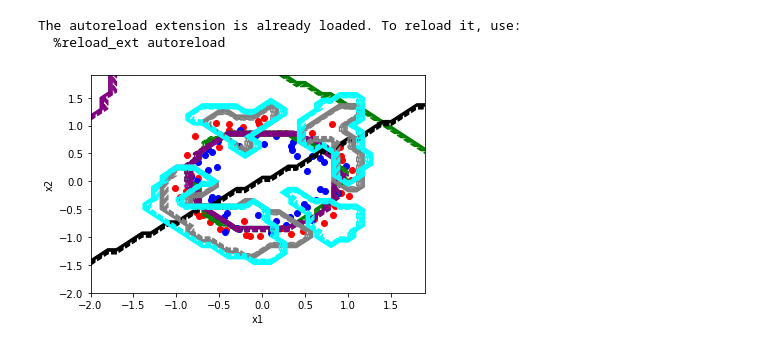
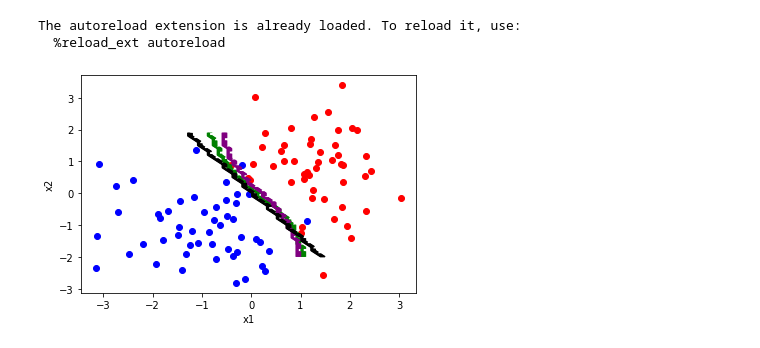
Before and after one commit to vicrsp/rna-ppgee, a Jupyter notebook: artigo2/debug.ipynb, the cells around one changed output. Saved outputs shown, nothing was run; the diff lists cells and outputs as text; code cells hidden in the pictures.

Commit message:
- ajustando elm hebbiano

```diff
--- a/artigo2/debug.ipynb
+++ b/artigo2/debug.ipynb
@@ -22,15 +22,14 @@ The autoreload extension is already loaded. To reload it, use:
   %reload_ext autoreload
 # %%
 # blobs
-#X, y = make_blobs(n_features=2, centers=[[1,1], [-1,-1]], random_state=1234)
+X, y = make_blobs(n_features=2, centers=[[1,1], [-1,-1]], random_state=1234)
 #X, y = make_moons(100, random_state=1234, noise=0.1)
-X, y = make_circles(100, random_state=1234, noise=0.1)
+#X, y = make_circles(100, random_state=1234, noise=0.1)
 y = pd.Series(y).map({0:-1,1:1}).to_numpy()
 
 # train
-heb = ELMHebbianClassifier(p=15).fit(X, y)
-heb_spp = ELMHebbianClassifier(p=15, hebbian_rule='spp').fit(X, y)
 elm = ELMClassifier(p=15).fit(X, y)
+elm_heb = ELMHebbianClassifier(p=15).fit(X, y)
 elm_reg = ELMClassifier(p=15, reg_factor=0.0001).fit(X, y)
 rbf = RBFClassifier(p=15).fit(X, y)
 rbf_reg = RBFClassifier(p=15, reg_factor=1000000).fit(X, y)
@@ -42,35 +41,34 @@ t_class0 = y == -1
 t_class1 = y == 1
 ax.scatter(X[t_class0, 0], X[t_class0, 1], color='red')
 ax.scatter(X[t_class1, 0], X[t_class1, 1], color='blue')
 ax.set_xlabel('x1')
 ax.set_ylabel('x2')
 
 def add_decision_surface(ax, color, model):
     x1 = np.arange(-2, 2, step=0.1)
     x2 = np.arange(-2, 2, step=0.1)
 
     xx, yy = np.meshgrid(x1, x2)
     # flatten each grid to a vector
     r1, r2 = xx.flatten(), yy.flatten()
     r1, r2 = r1.reshape((len(r1), 1)), r2.reshape((len(r2), 1))
 
     # horizontal stack vectors to create x1,x2 input for the model
     grid = np.hstack((r1,r2))
     y_hat = model.predict(grid)
 
     zz_model = y_hat.reshape(xx.shape)
     ax.contour(xx, yy, zz_model, colors=[color])
 
 
 add_decision_surface(ax, 'green', elm)
 add_decision_surface(ax, 'purple', elm_reg)
-
-add_decision_surface(ax, 'black', heb_spp)
+add_decision_surface(ax, 'black', elm_heb)
 #add_decision_surface(ax, 'orange', heb)
 
-add_decision_surface(ax, 'gray', rbf)
-add_decision_surface(ax, 'cyan', rbf_reg)
+#add_decision_surface(ax, 'gray', rbf)
+#add_decision_surface(ax, 'cyan', rbf_reg)
 
 fig.show()
 # %% [output]
-[figure, old version]
+[figure, new version]
```
Also changed, not shown: 1 other file.
